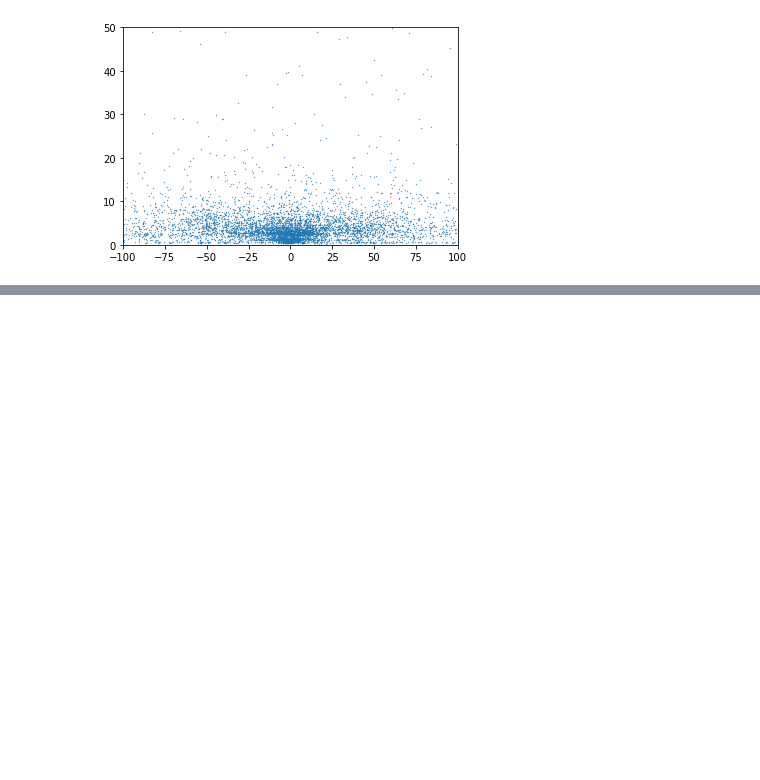
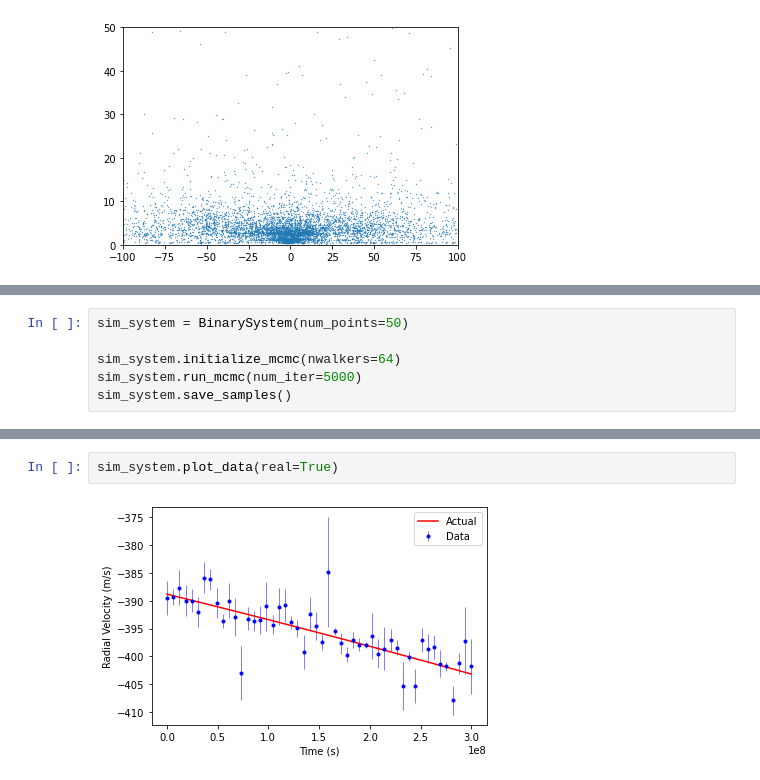
Before and after one commit to nicolexu07/PHYS321-finalproj, a Jupyter notebook: Exoplanet_Parameter_Detection.ipynb, the cells around one changed output, grey strips where cells are left out. Cells and saved outputs as stored; diff of their text form; blank space fills up the shorter version.

Commit message:
Running first mcmc sample, cleaning up some text

```diff
--- a/Exoplanet_Parameter_Detection.ipynb
+++ b/Exoplanet_Parameter_Detection.ipynb
@@ -72,0 +69,6 @@ plot_instrumental_uncertainty_hist(instrument, bins=100)
+# %%
+sim_system = BinarySystem(num_points=50)
+
+sim_system.initialize_mcmc(nwalkers=64)
+sim_system.run_mcmc(num_iter=5000)
+sim_system.save_samples()
@@ -72,0 +98,4 @@ plot_instrumental_uncertainty_hist(instrument, bins=100)
+# %%
+sim_system.plot_data(real=True)
+# %% [output]
+[figure, added]
```
Also changed, not shown: parts of 14 cells of this notebook.
